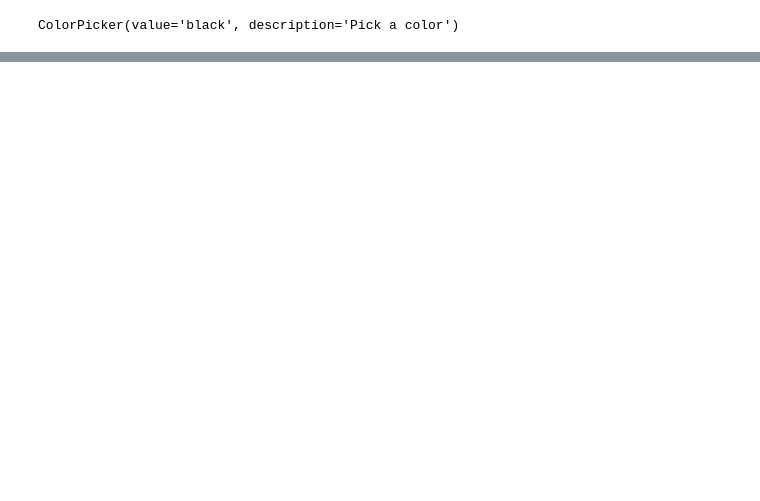
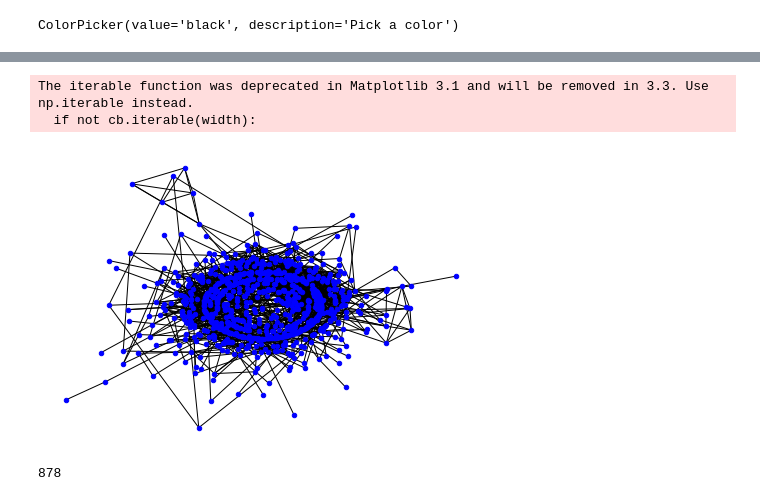
Before and after one commit to dipsywong98/collab-network, a Jupyter notebook: report.ipynb, the cells around one changed output, grey strips where cells are left out. Saved outputs shown, nothing was run; the diff lists cells and outputs as text; code cells hidden in the pictures; blank space fills up the shorter version.

Commit message:
filter and live generation of graph

```diff
--- a/report.ipynb
+++ b/report.ipynb
@@ -341,0 +250,2 @@ ColorPicker(value='black', description='Pick a color')
+# %%
+G = open_or_compute_graph('math',lambda: make_graph(coauthors))
@@ -341,0 +278,19 @@ ColorPicker(value='black', description='Pick a color')
+# %%
+pos = nx.kamada_kawai_layout(G)
+options = {
+    "node_color": "blue",
+    "node_size": 20,
+    "line_color": "grey",
+    "linewidths": 1,
+    "width": 1,
+}
+nx.draw(G, pos, **options)
+plt.savefig("name.svg")
+# %% [output]
+The iterable function was deprecated in Matplotlib 3.1 and will be removed in 3.3. Use np.iterable instead.
+  if not cb.iterable(width):
+[figure, added]
+# %%
+len(G.nodes())
+# %% [output]
+878
```
Also changed, not shown: parts of 13 cells of this notebook, 42 other files.
